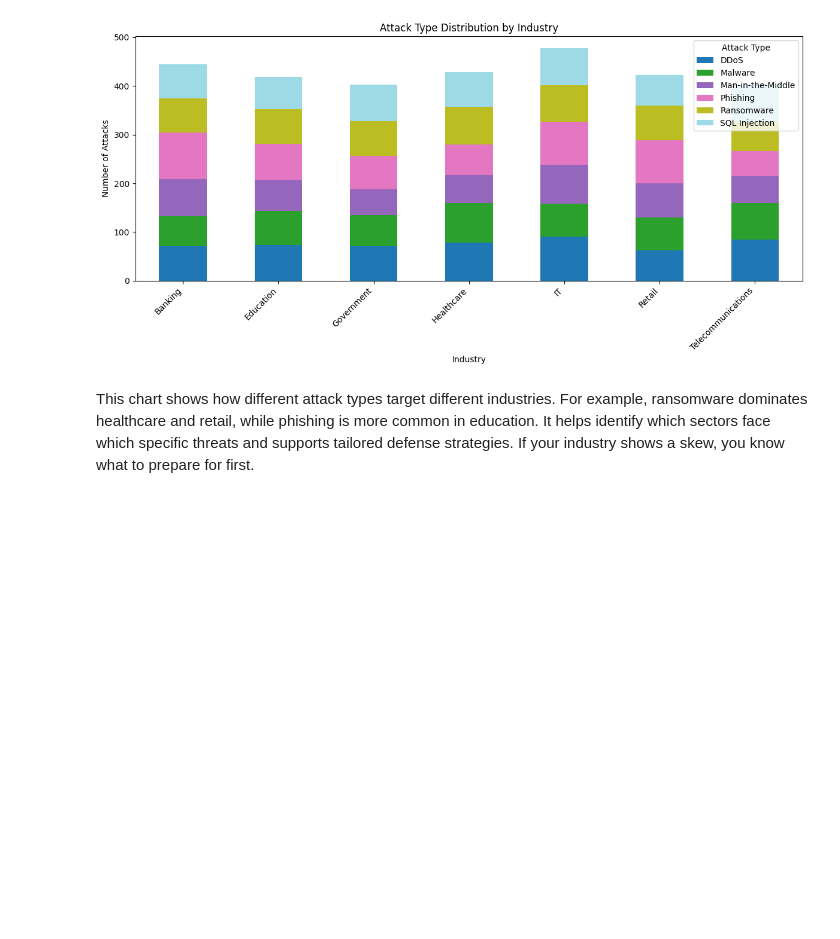
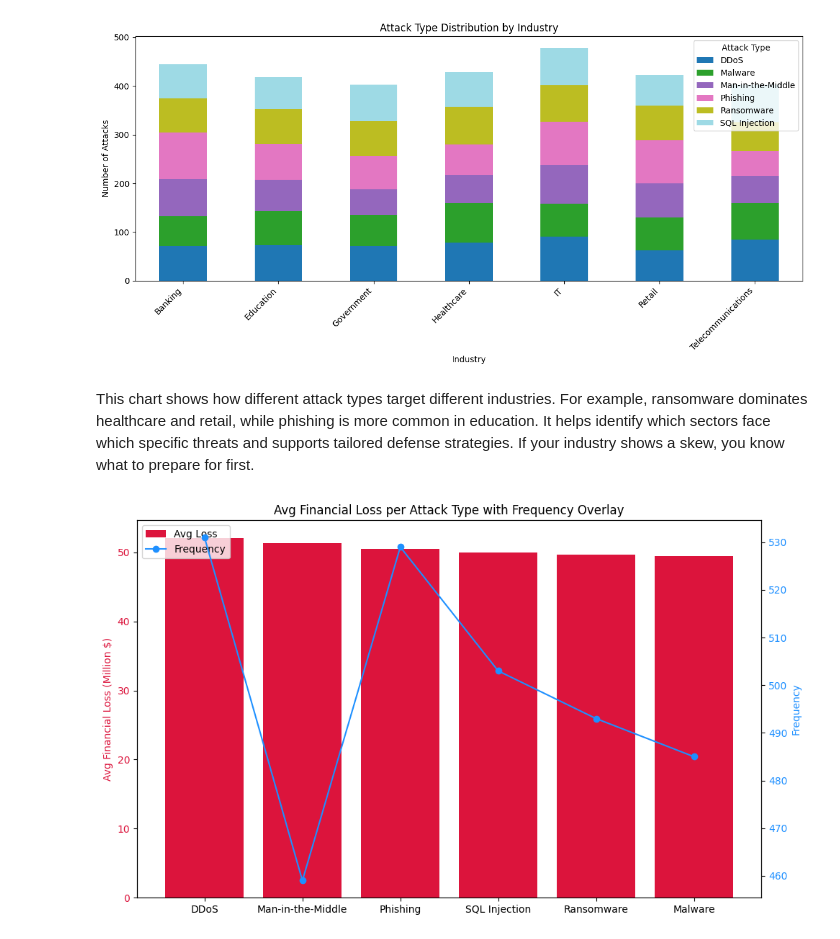
Before and after one commit to dolludaa/Global-Cybersecurity-Threats-2015-2024, a Jupyter notebook: business_analysis.ipynb, the cells around one changed output. Drawn from its saved outputs; the diff is of its cells as text; code cells hidden in the pictures; blank space fills up the shorter version.

```diff
--- a/business_analysis.ipynb
+++ b/business_analysis.ipynb
@@ -141,3 +141,25 @@ plt.show()
 [figure]
 # %% [markdown]
 This chart shows how different attack types target different industries. For example, ransomware dominates healthcare and retail, while phishing is more common in education. It helps identify which sectors face which specific threats and supports tailored defense strategies. If your industry shows a skew, you know what to prepare for first.
+# %%
+fig, ax1 = plt.subplots(figsize=(10, 6))
+
+bars = ax1.bar(chart1_data.index, chart1_data['Avg Loss'], color='crimson', label='Avg Loss')
+ax1.set_ylabel('Avg Financial Loss (Million $)', color='crimson')
+ax1.tick_params(axis='y', labelcolor='crimson')
+
+ax2 = ax1.twinx()
+line = ax2.plot(chart1_data.index, chart1_data['Frequency'], color='dodgerblue', marker='o', label='Frequency')
+ax2.set_ylabel('Frequency', color='dodgerblue')
+ax2.tick_params(axis='y', labelcolor='dodgerblue')
+
+lines_labels = [bars, line[0]]
+labels = [l.get_label() for l in lines_labels]
+ax1.legend(lines_labels, labels, loc='upper left')
+
+plt.title('Avg Financial Loss per Attack Type with Frequency Overlay')
+plt.xticks(rotation=45, ha='right')
+plt.tight_layout()
+plt.show()
+# %% [output]
+[figure, added]
```
Also changed, not shown: parts of 1 cell of this notebook.
